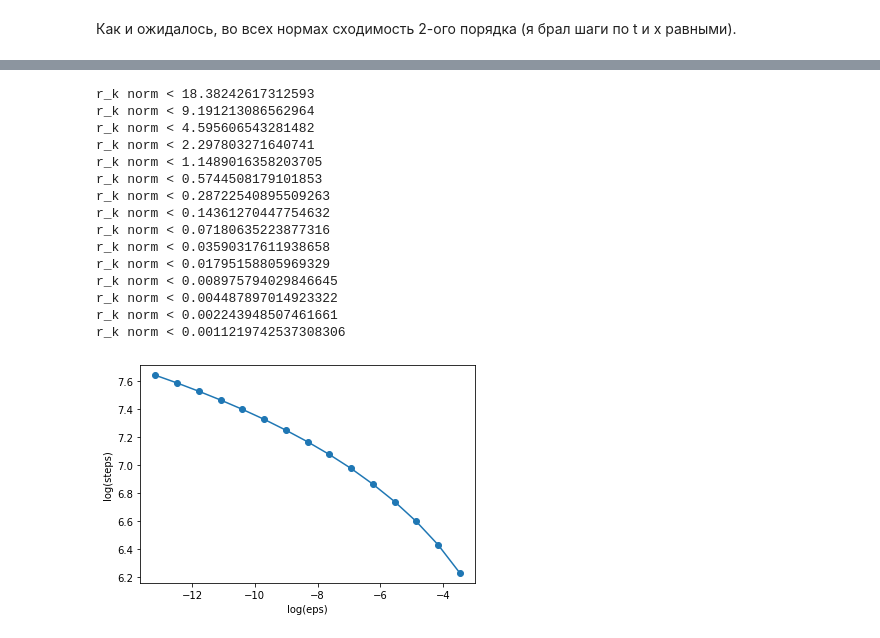
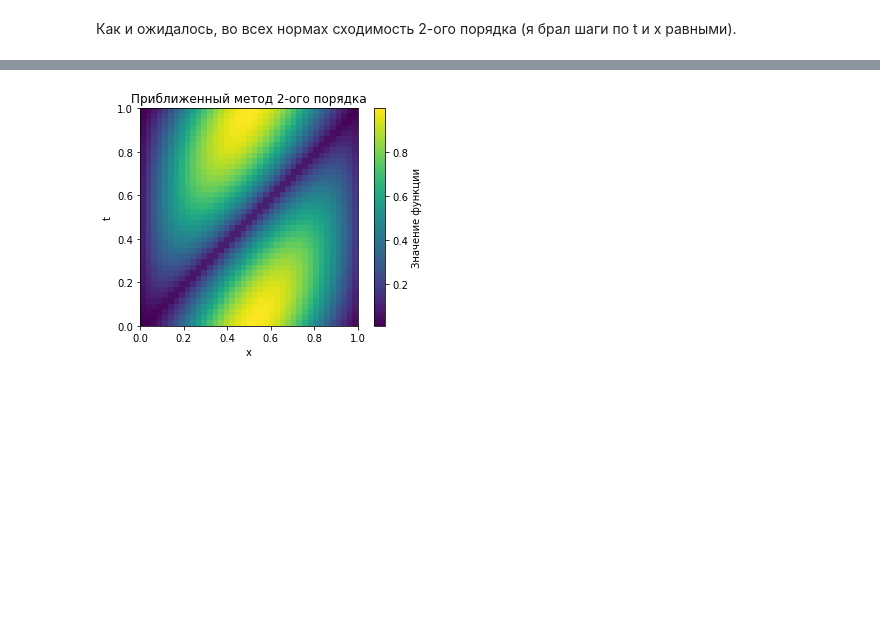
Before and after one commit to Griborii/computation_math, a Jupyter notebook: ДЗ 3/ДЗ 3.ipynb, the cells around one changed output, grey strips where cells are left out. Cells and saved outputs as stored; diff of their text form; code cells hidden in the pictures; blank space fills up the shorter version.

```diff
--- a/ДЗ 3/ДЗ 3.ipynb
+++ b/ДЗ 3/ДЗ 3.ipynb
@@ -244,10 +225,16 @@ def matrix(n_x, n_y, dx, dy):
                 A[index(n_x, n_y, i, j)][index(n_x, n_y, i, j + 1)] = c_y
     return A
 
+def vector_to_grid(u, n_x, n_y):
+    U = np.zeros((n_x, n_y))
+    for i in range(n_x):
+        for j in range(n_y):
+            U[i][j] = u[index(n_x, n_y, i, j)]
+    return U
+
 def Zeydel(A, f, eps):
-    nrm = np.linalg.norm(np.linalg.inv(A))
-    eps = eps * math.sqrt(len(A[0])) / nrm
-    print(f"r_k norm < {eps}")
+    sq_av = np.linalg.norm(np.linalg.inv(A)) / math.sqrt(len(A[0]))
+    eps = eps * math.sqrt(len(A[0])) / sq_av
     D_L = np.tril(A)
     D_L_inv = np.linalg.inv(D_L)
     u = np.zeros(len(A[0]))
@@ -256,58 +243,39 @@ def Zeydel(A, f, eps):
     while np.linalg.norm(r) > eps:
         count += 1
         u += D_L_inv @ r
         r = f - A @ u
     return (u, count)
 
 def func(x, y):
     return -32*(x*(1 - x) + y*(1 - y))
 
 def f_for_system(fnc, n_x, n_y):
     f = np.zeros((n_x - 1) * (n_y - 1))
     for i in range(n_x - 1):
         for j in range(n_y - 1):
             f[index(n_x, n_y, i, j)] = func((i + 1) * dx, (j + 1) * dy)
     return f
 
 T_y = 1
 T_x = 1
 dx = 0.025
 dy = 0.025
 n_x = int(T_x / dx)
 dx = T_x / n_x
 n_y = int(T_y / dy)
 dy = T_y / n_y
 
-eps_vals = [2**(-i) for i in range(5, 20)]
-steps = []
-
 A = matrix(n_x, n_y, dx, dy)
 f = f_for_system(func, n_x, n_y)
+eps = 10**(-6)
 
-for eps in eps_vals:
-    u, count = Zeydel(A, f, eps)
-    steps.append(count)
-
-ln_eps = [math.log(eps_vals[i]) for i in range(len(eps_vals))]
-ln_steps = [math.log(steps[i]) for i in range(len(steps))]
-plt.plot(ln_eps, ln_steps, marker='o')
-plt.xlabel('log(eps)')
-plt.ylabel('log(steps)')
+u, count = Zeydel(A, f, 10**(-6))
+U = vector_to_grid(u, n_x - 1, n_y - 1)
+plt.imshow(U, extent=[0, 1, 0, 1], origin='lower', cmap='viridis')
+plt.colorbar(label='Значение функции')  # Добавляем цветовую шкалу
+plt.xlabel('x')
+plt.ylabel('t')
+plt.title('Приближенный метод 2-ого порядка')
 plt.show()
 # %% [output]
-r_k norm < 18.38242617312593
-r_k norm < 9.191213086562964
-r_k norm < 4.595606543281482
-r_k norm < 2.297803271640741
-r_k norm < 1.1489016358203705
-r_k norm < 0.5744508179101853
-r_k norm < 0.28722540895509263
-r_k norm < 0.14361270447754632
-r_k norm < 0.07180635223877316
-r_k norm < 0.03590317611938658
-r_k norm < 0.01795158805969329
-r_k norm < 0.008975794029846645
-r_k norm < 0.004487897014923322
-r_k norm < 0.002243948507461661
-r_k norm < 0.0011219742537308306
-[figure, old version]
+[figure, new version]
```
Also changed, not shown: parts of 3 cells of this notebook, 2 other files.
